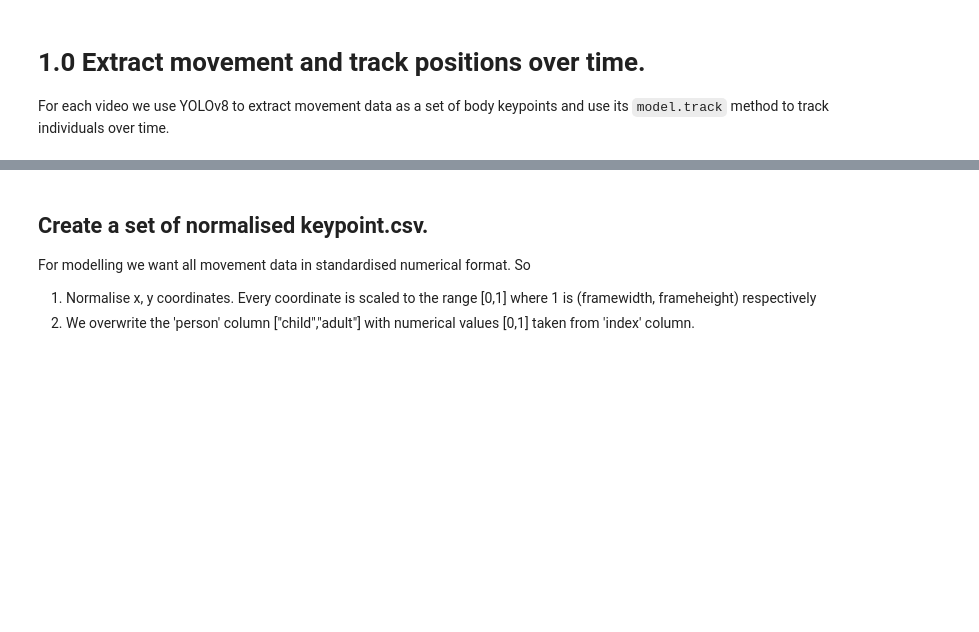
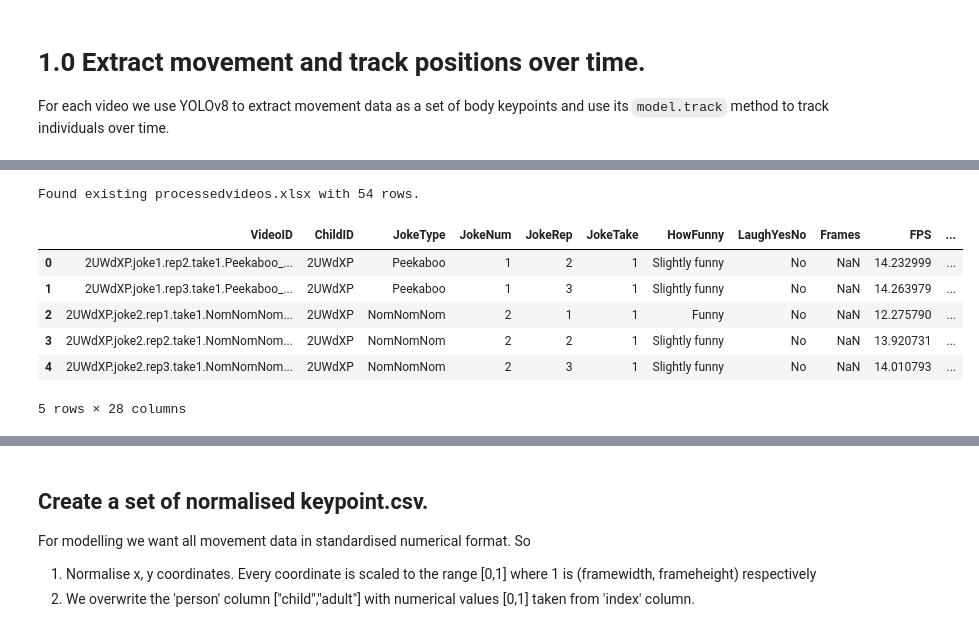
Before and after one commit to InfantLab/VideoAnnotator, a Jupyter notebook: code/01_ca_extract_movement.ipynb, the cells around one changed output, grey strips where cells are left out. Saved outputs shown, nothing was run; the diff lists cells and outputs as text; code cells hidden in the pictures; blank space fills up the shorter version.

```diff
--- a/code/01_ca_extract_movement.ipynb
+++ b/code/01_ca_extract_movement.ipynb
@@ -48,3 +87,12 @@ model = YOLO('yolov8n-pose.pt')
 # %%
-processedvideos = utils.getProcessedVideos(data_out)
+processedvideos = getProcessedVideos(data_out)
 processedvideos.head()
+# %% [output]
+Found existing processedvideos.xlsx with 54 rows.
+|  | VideoID | ChildID | JokeType | JokeNum | JokeRep | JokeTake | HowFunny | LaughYesNo | Frames | FPS | ... |
+| 0 | 2UWdXP.joke1.rep2.take1.Peekaboo_... | 2UWdXP | Peekaboo | 1 | 2 | 1 | Slightly funny | No | NaN | 14.232999 | ... |
+| 1 | 2UWdXP.joke1.rep3.take1.Peekaboo_... | 2UWdXP | Peekaboo | 1 | 3 | 1 | Slightly funny | No | NaN | 14.263979 | ... |
+| 2 | 2UWdXP.joke2.rep1.take1.NomNomNom... | 2UWdXP | NomNomNom | 2 | 1 | 1 | Funny | No | NaN | 12.275790 | ... |
+| 3 | 2UWdXP.joke2.rep2.take1.NomNomNom... | 2UWdXP | NomNomNom | 2 | 2 | 1 | Slightly funny | No | NaN | 13.920731 | ... |
+| 4 | 2UWdXP.joke2.rep3.take1.NomNomNom... | 2UWdXP | NomNomNom | 2 | 3 | 1 | Slightly funny | No | NaN | 14.010793 | ... |
+5 rows × 28 columns
```
Also changed, not shown: parts of 11 cells of this notebook, 47 other files.
